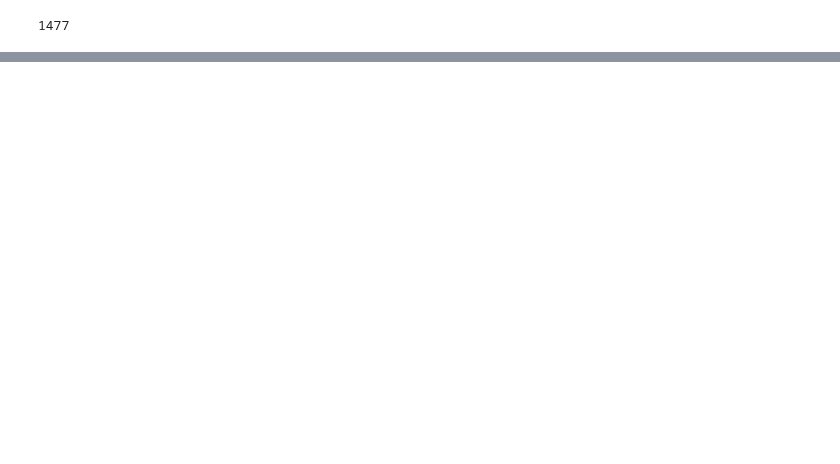
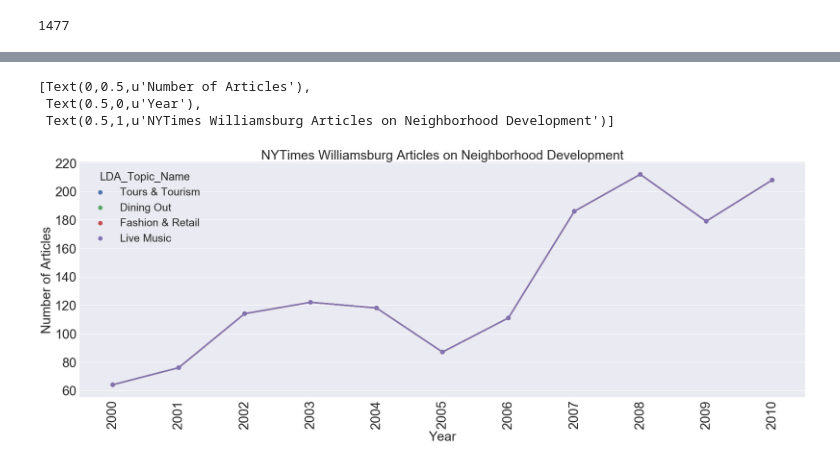
Before and after one commit to samcurrie/ADSProject_Fall2017, a Jupyter notebook: NMF_LDA_final_working_file_CLEANED.ipynb, the cells around one changed output, grey strips where cells are left out. Saved outputs shown, nothing was run; the diff lists cells and outputs as text; code cells hidden in the pictures; blank space fills up the shorter version.

```diff
--- a/NMF_LDA_final_working_file_CLEANED.ipynb
+++ b/NMF_LDA_final_working_file_CLEANED.ipynb
@@ -380,0 +375,28 @@ g.set(xlabel = "Year", ylabel = "Number of Articles", title = "Articles on Live
+# %%
+topic_num_to_name_LDA = pd.DataFrame.from_dict(LDA_Topic_Names, orient = "index").reset_index()
+topic_num_to_name_LDA.columns = ["Topic_Num", "LDA_Topic_Name"]
+final_df_LDA = melted_df.merge(topic_num_to_name_LDA, on = "Topic_Num")
+# %%
+#OVERALL LDA TOPICS
+overall_LDA_topic = pd.DataFrame({"Entertainment & Leisure": [1,3,5,7,9,10],
+                     "Neighborhood Development": [2,4,6,8,"Nan","Nan"]})
+melted_ot_LDA = pd.melt(overall_LDA_topic)
+melted_ot_LDA = melted_ot[melted_ot_LDA["value"] != "NaN"]
+melted_ot_LDA.columns = ["LDA Overall Topic", "Topic_Num"]
+# %%
+final_df_LDA = final_df_LDA.merge(melted_ot_LDA, on = "Topic_Num")
+# %%
+final_df_LDA = final_df_LDA.groupby(["Year", "Topic_Num", "LDA_Topic_Name", "LDA Overall Topic"]).sum().reset_index()
+# %%
+rc={'xtick.labelsize': 30, 'ytick.labelsize': 30, 'axes.labelsize': 30, 'font.size': 30, 'legend.fontsize': 25.0, 'axes.titlesize': 30, "figure.figsize": [30, 10]}
+sns.set(rc=rc)
+one_topic = final_df_LDA[final_df_LDA["LDA Overall Topic"] == "Neighborhood Development"]
+g = sns.pointplot(ci = None, x = one_topic["Year"], y = one_topic["value"], order = order, hue = one_topic["LDA_Topic_Name"])
+plt.xticks(rotation=90)
+g.set(xlabel = "Year", ylabel = "Number of Articles", title = "NYTimes Williamsburg Articles on Neighborhood Development")
+# plt.savefig("Policy_Articles.png", bbox_inches='tight')
+# %% [output]
+[Text(0,0.5,u'Number of Articles'),
+ Text(0.5,0,u'Year'),
+ Text(0.5,1,u'NYTimes Williamsburg Articles on Neighborhood Development')]
+[figure, added]
```
Also changed, not shown: parts of 29 cells of this notebook.
